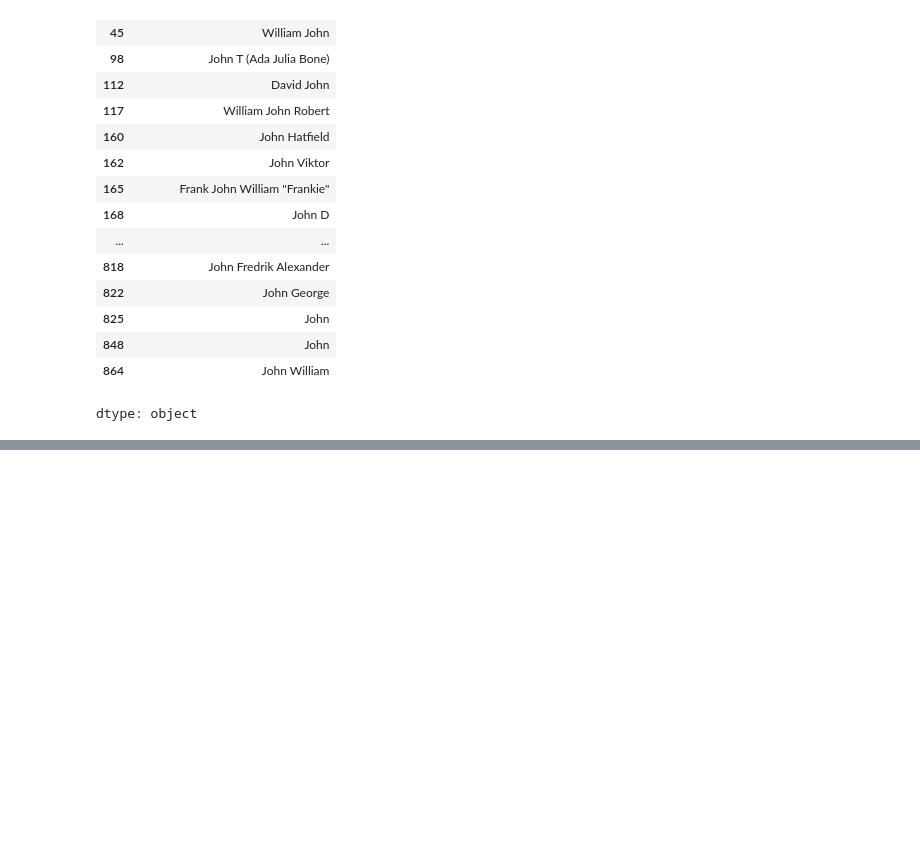
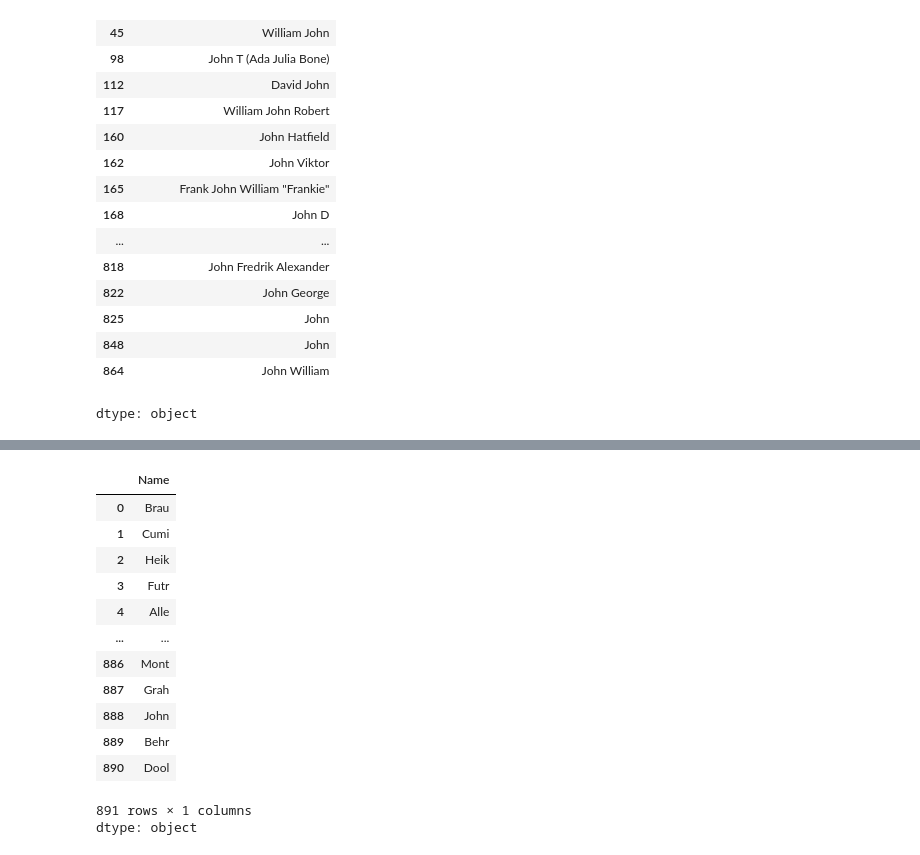
Before and after one commit to Swapn2/Data-Science-Learnings, a Jupyter notebook: pandas_string_operation.ipynb, the cells around one changed output, grey strips where cells are left out. Saved outputs shown, nothing was run; the diff lists cells and outputs as text; code cells hidden in the pictures; blank space fills up the shorter version.

```diff
--- a/pandas_string_operation.ipynb
+++ b/pandas_string_operation.ipynb
@@ -284,0 +301,18 @@ dtype: object
+# %%
+# slicing
+df['Name'].str[:4]
+# %% [output]
+|  | Name |
+| 0 | Brau |
+| 1 | Cumi |
+| 2 | Heik |
+| 3 | Futr |
+| 4 | Alle |
+| ... | ... |
+| 886 | Mont |
+| 887 | Grah |
+| 888 | John |
+| 889 | Behr |
+| 890 | Dool |
+891 rows × 1 columns
+dtype: object
```
Also changed, not shown: parts of 1 cell of this notebook.
